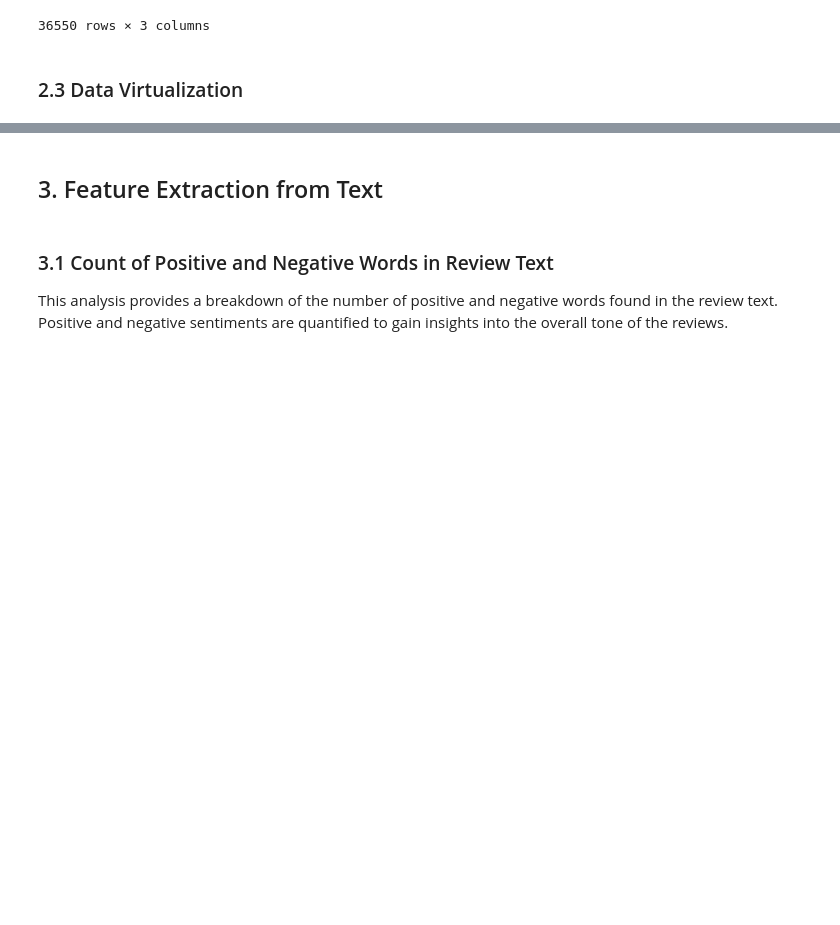
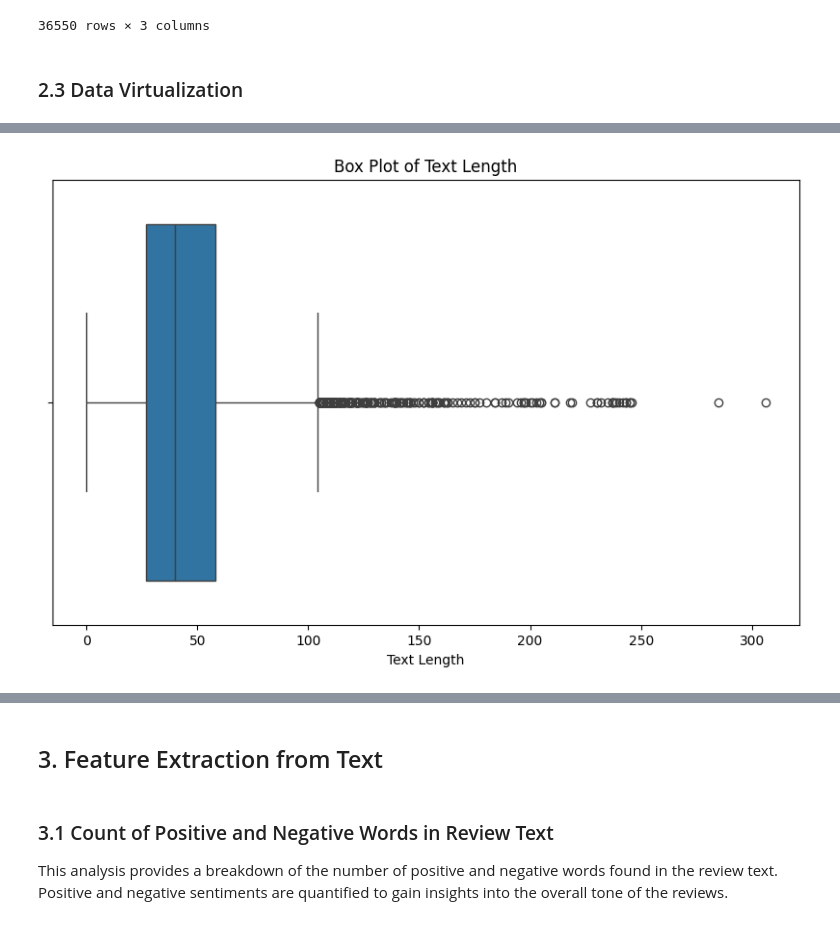
Before and after one commit to kimhonggithub/Mini-Project-2-Text-Classification, a Jupyter notebook: text_classification.ipynb, the cells around one changed output, grey strips where cells are left out. Drawn from its saved outputs; the diff is of its cells as text; code cells hidden in the pictures; blank space fills up the shorter version.

```diff
--- a/text_classification.ipynb
+++ b/text_classification.ipynb
@@ -230,0 +278,23 @@ df
+# %%
+#Outlier Detection
+import seaborn as sns
+
+df['text_length'] = df['cleaned_review_text'].apply(len)
+
+Q1 = df['text_length'].quantile(0.25)
+Q3 = df['text_length'].quantile(0.75)
+IQR = Q3 - Q1
+
+lower_bound = Q1 - 1.5 * IQR
+upper_bound = Q3 + 1.5 * IQR
+
+outliers = df[(df['text_length'] < lower_bound) | (df['text_length'] > upper_bound)]
+
+# Visualizing outliers with a box plot
+plt.figure(figsize=(10, 6))
+sns.boxplot(x=df['text_length'])
+plt.title('Box Plot of Text Length')
+plt.xlabel('Text Length')
+plt.show()
+# %% [output]
+[figure, added]
```
Also changed, not shown: parts of 20 cells of this notebook.
